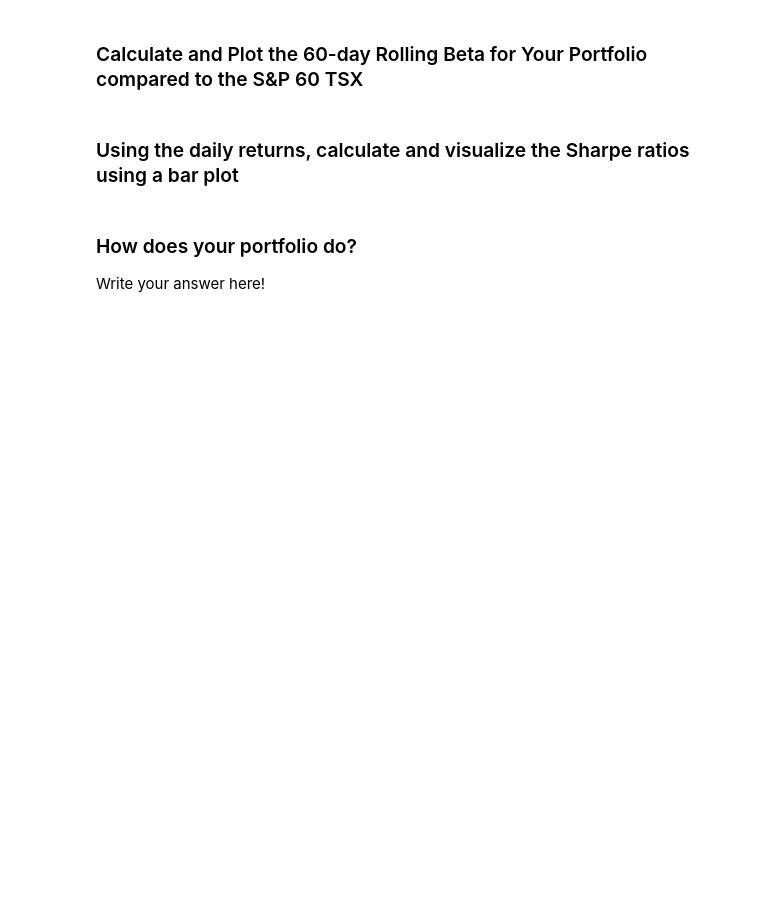
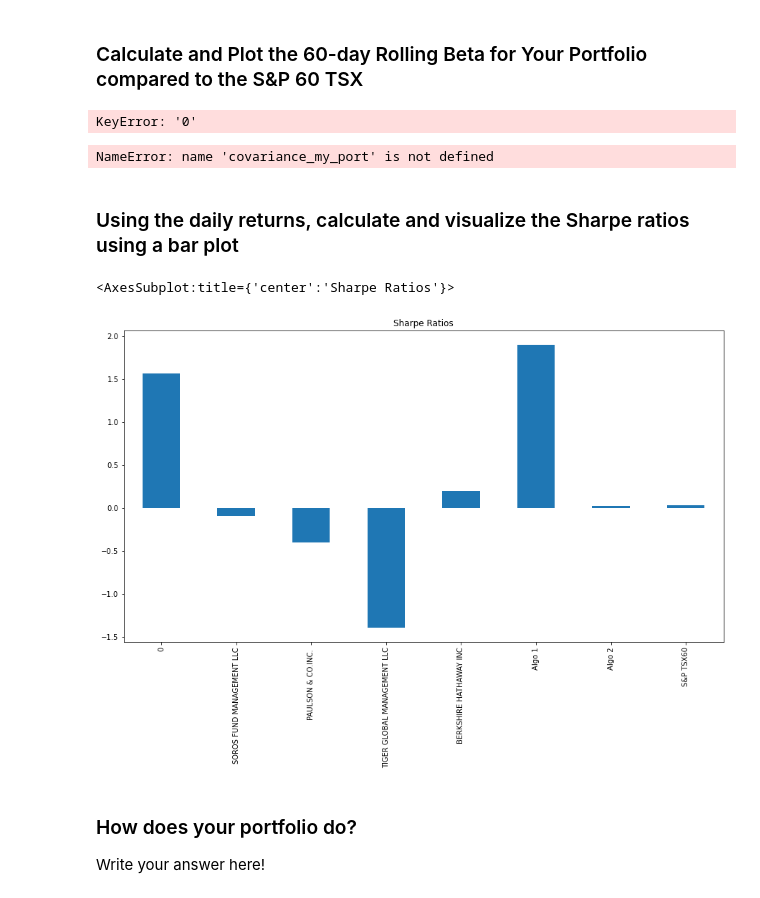
Before and after one commit to hammer888-tech/Homework-4, a Jupyter notebook: whale_analysis.ipynb, the cells around one changed output. Cells and saved outputs as stored; diff of their text form; code cells hidden in the pictures; blank space fills up the shorter version.

```diff
--- a/whale_analysis.ipynb
+++ b/whale_analysis.ipynb
@@ -522,2 +606,31 @@ weights = [1/3, 1/3, 1/3]
+# %%
+# Calculate and plot Beta
+
+# Calculate covariance of my portfolio
+covariance_my_port = portfolio_stock_returns["0"].cov(all_portfolio_returns["S&P TSX60"])
+covariance_my_port
+# %% [output]
+KeyError: '0'
+# %%
+
+# Calculate variance of S&P TSX
+variance_SP60 = all_portfolio_returns["S&P TSX60"].var()
+variance_SP60
+
+beta_my_port = covariance_my_port / variance_SP60
+beta_my_port
+
+# Plot beta trend
+rolling_covariance = all_portfolio_returns["Algo 1"].rolling(window=60).cov(all_portfolio_returns["S&P TSX60"])
+rolling_variance = all_portfolio_returns["S&P TSX60"].rolling(window=60).var()
+
+rolling_beta_my_port = rolling_my_port_covariance / rolling_variance
+rolling_beta.plot(figsize=(20, 10), title='Rolling 60-Day Beta of Algo 1 vs. S&P TSX60')
+
+#joined_port_returns_var = all_portfolio_returns.cov() /
+
+#all_portfolio_returns.plot.box(figsize=(20, 10))
+# %% [output]
+NameError: name 'covariance_my_port' is not defined
 # %% [markdown]
 ### Using the daily returns, calculate and visualize the Sharpe ratios using a bar plot
@@ -526,5 +637,13 @@ weights = [1/3, 1/3, 1/3]
+# %%
+# Calculate Annualizied Sharpe Ratios
+#sharpe_ratios = ((all_portfolio_returns.mean()) * 252) / (all_portfolio_returns.std() * np.sqrt(252))
+sharpe_ratios = ((joined_port_returns.mean()) * 252) / (joined_port_returns.std() * np.sqrt(252))
 # %%
 # Visualize the sharpe ratios as a bar plot
+sharpe_ratios.plot(kind="bar",figsize=(15,8),title="Sharpe Ratios")
+# %% [output]
+<AxesSubplot:title={'center':'Sharpe Ratios'}>
+[figure, added]
 # %% [markdown]
 ### How does your portfolio do?
 
```
Also changed, not shown: parts of 11 cells of this notebook.
